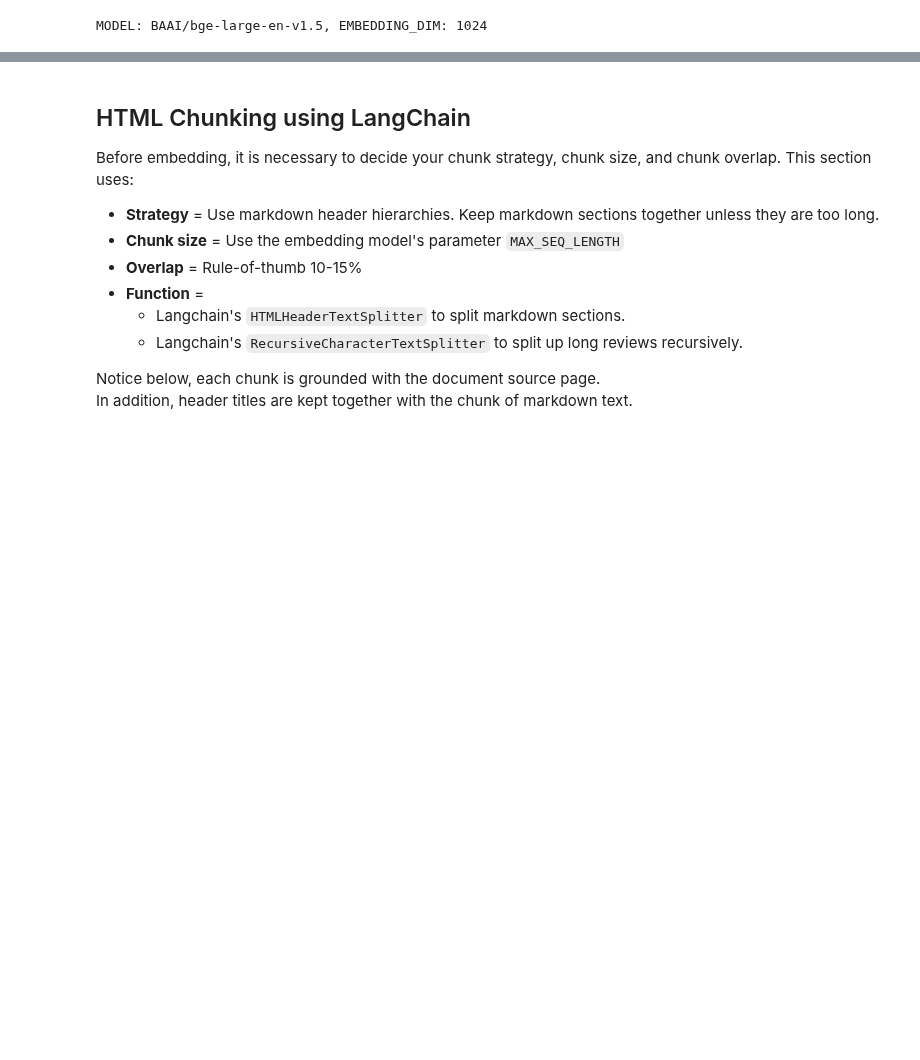
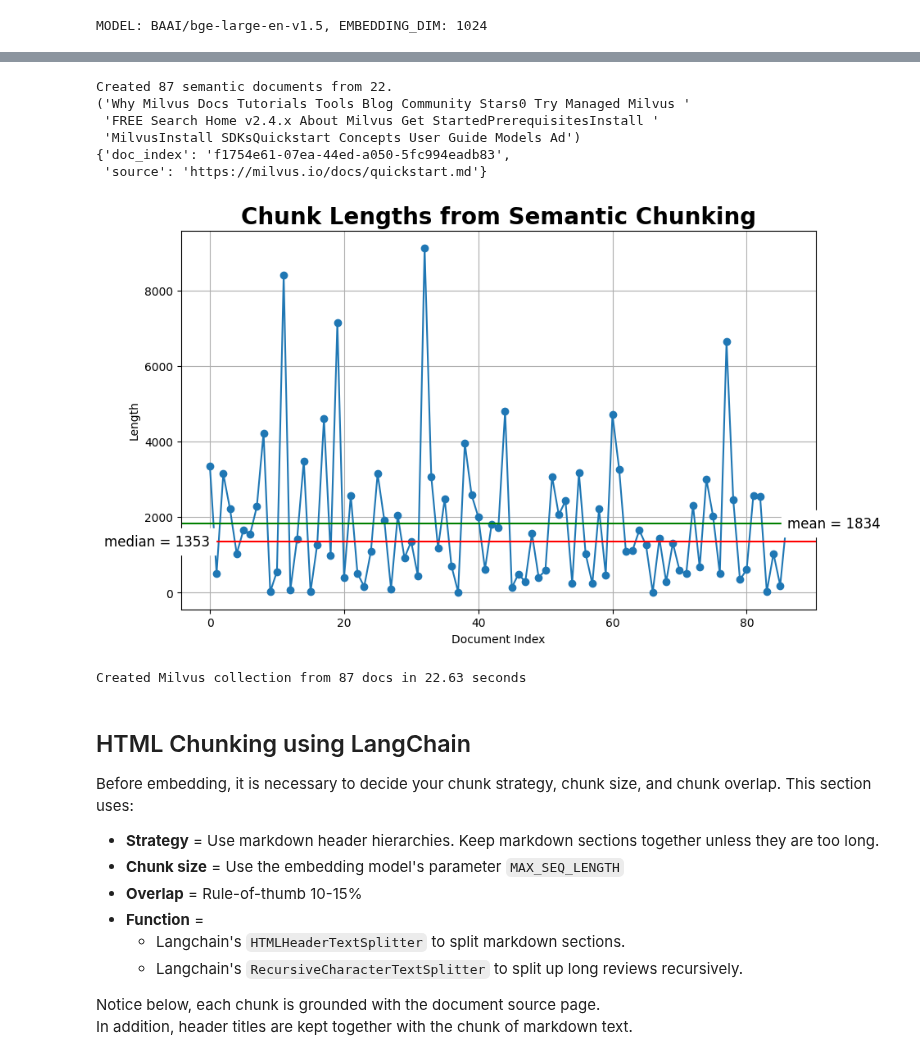
Before and after one commit to AKJUS/bootcamp, a Jupyter notebook: bootcamp/workshops/dbta_may_2024/1. RAG_basic.ipynb, the cells around one changed output, grey strips where cells are left out. Drawn from its saved outputs; the diff is of its cells as text; code cells hidden in the pictures; blank space fills up the shorter version.

```diff
--- a/bootcamp/workshops/dbta_may_2024/1. RAG_basic.ipynb
+++ b/bootcamp/workshops/dbta_may_2024/1. RAG_basic.ipynb
@@ -182,0 +418,42 @@ MODEL: BAAI/bge-large-en-v1.5, EMBEDDING_DIM: 1024
+# %%
+from langchain_experimental.text_splitter import SemanticChunker
+
+doc_ids = [str(uuid.uuid4()) for _ in docs]
+
+semantic_docs = []
+for doc in docs:
+    # Extract and clean document content.
+    cleaned_content = clean_text(doc.page_content)
+
+    # Initialize the SemanticChunker with the embedding model.
+    text_splitter = SemanticChunker(embed_model)
+    semantic_list = text_splitter.create_documents([cleaned_content])
+
+    # Add source metadata to each chunk.
+    for chunk in semantic_list:
+        chunk.metadata["source"] = doc.metadata["source"]
+        chunk.metadata["source"] = chunk.metadata["source"]\
+            .replace("../../RAG/rtdocs_new", "https://milvus.io/docs")\
+            .replace(".html", ".md")
+        chunk.metadata['doc_index'] = doc_id
+
+    # Append the list of semantic chunks to semantic_docs.
+    semantic_docs.extend(semantic_list)
+
+# Inspect chunk lengths
+print(f"Created {len(semantic_docs)} semantic documents from {len(docs)}.")
+pprint.pprint(semantic_docs[0].page_content[:200])
+pprint.pprint(semantic_docs[0].metadata)
+# Created 87 semantic documents from 22.
+# %% [output]
+Created 87 semantic documents from 22.
+('Why Milvus Docs Tutorials Tools Blog Community Stars0 Try Managed Milvus '
+ 'FREE Search Home v2.4.x About Milvus Get StartedPrerequisitesInstall '
+ 'MilvusInstall SDKsQuickstart Concepts User Guide Models Ad')
+{'doc_index': 'f1754e61-07ea-44ed-a050-5fc994eadb83',
+ 'source': 'https://milvus.io/docs/quickstart.md'}
+# %%
+# Inspect chunk lengths
+plot_chunk_lengths(semantic_docs, 'Semantic')
+# %% [output]
+[figure, added]
@@ -182,0 +487,22 @@ MODEL: BAAI/bge-large-en-v1.5, EMBEDDING_DIM: 1024
+# %%
+# Create vectorstore for vector index and retrieval.
+COLLECTION_NAME = "MilvusDocs"
+start_time = time.time()
+vectorstore = Milvus.from_documents(
+    collection_name=COLLECTION_NAME,
+    documents=semantic_docs,
+    embedding=embed_model,
+    connection_args={"uri": "./milvus_demo.db"},
+    # Override LangChain default values for Milvus.
+    consistency_level="Eventually",
+    # auto_id=True,
+    drop_old=True,
+    index_params = {
+        "metric_type": "COSINE",
+        "index_type": "AUTOINDEX",
+        "params": {},}
+)
+end_time = time.time()
+print(f"Created Milvus collection from {len(semantic_docs)} docs in {end_time - start_time:.2f} seconds")
+# %% [output]
+Created Milvus collection from 87 docs in 22.63 seconds
```
Also changed, not shown: parts of 79 cells of this notebook.
